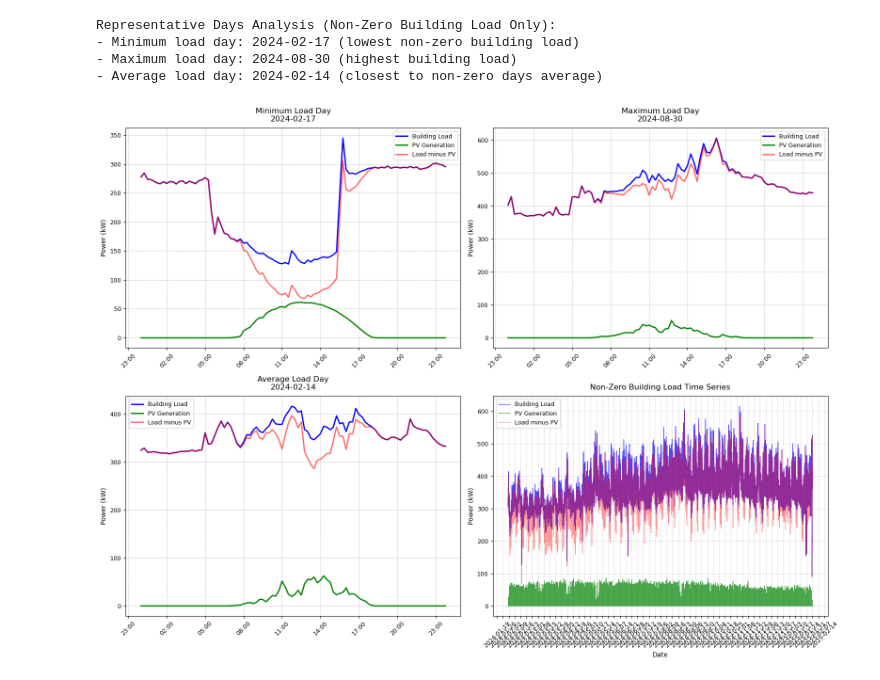
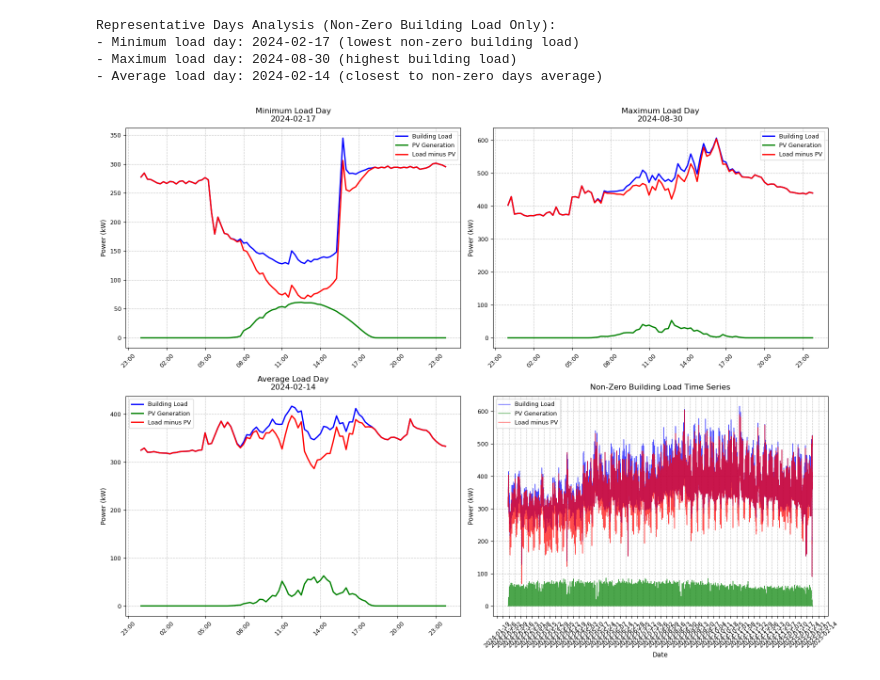
Before and after one commit to Energy-and-Sustainability-VIP/Team-2, a Jupyter notebook: Troy's_Folder/Assignmnet3.ipynb, the cells around one changed output. Cells and saved outputs as stored; diff of their text form; code cells hidden in the pictures.

```diff
--- a/Troy's_Folder/Assignmnet3.ipynb
+++ b/Troy's_Folder/Assignmnet3.ipynb
@@ -69,7 +69,7 @@ def create_daily_plot(ax, day_data, title, building_load_col, pv_gen_col):
     ax.plot(day_data['datetime'], day_data[pv_gen_col],
             label='PV Generation', color='green', linewidth=2)
     ax.plot(day_data['datetime'], day_data['building_load_minus_pv'],
-            label='Load minus PV', color='red', linewidth=2, alpha=0.6)
+            label='Load minus PV', color='red', linewidth=2)
 
     ax.set_title(title, fontsize=12, pad=10)
     ax.set_ylabel('Power (kW)', fontsize=10)
@@ -91,13 +91,13 @@ def create_full_timeseries_plot(ax, combined_df, building_load_col, pv_gen_col):
     ax.plot(non_zero_df['datetime'], non_zero_df[pv_gen_col],
             label='PV Generation', color='green', linewidth=1, alpha=0.7)
     ax.plot(non_zero_df['datetime'], non_zero_df['building_load_minus_pv'],
-            label='Load minus PV', color='red', linewidth=1, alpha=0.4)
+            label='Load minus PV', color='red', linewidth=1, alpha=0.7)
 
     ax.set_title('Non-Zero Building Load Time Series', fontsize=12, pad=10)
     ax.set_ylabel('Power (kW)', fontsize=10)
     ax.set_xlabel('Date', fontsize=10)
     ax.legend(fontsize=9)
-    ax.grid(True, linestyle='--', alpha=0.5)
+    ax.grid(True, linestyle='--', alpha=0.7)
 
     # Format date axis
     ax.xaxis.set_major_formatter(mdates.DateFormatter('%Y-%m-%d'))
@@ -129,31 +129,31 @@ def analyze_energy_data(pv_path, meter_path):
     # Create plots
     fig, ((ax1, ax2), (ax3, ax4)) = plt.subplots(2, 2, figsize=(16, 12))
 
     # Plot representative days
     create_daily_plot(ax1, combined_df[combined_df['date'] == min_day],
                      f"Minimum Load Day\n{min_day}", building_load_col, pv_gen_col)
     create_daily_plot(ax2, combined_df[combined_df['date'] == max_day],
                      f"Maximum Load Day\n{max_day}", building_load_col, pv_gen_col)
     create_daily_plot(ax3, combined_df[combined_df['date'] == avg_day],
                      f"Average Load Day\n{avg_day}", building_load_col, pv_gen_col)
 
     # Plot full time series
     create_full_timeseries_plot(ax4, combined_df, building_load_col, pv_gen_col)
 
     plt.tight_layout()
     plt.show()
 
 # --------------------------
 # Execution
 # --------------------------
 
 if __name__ == "__main__":
     pv_path = Path('life_science_pv.csv')
     meter_path = Path('life_sciences_msb1_main.csv')
     analyze_energy_data(pv_path, meter_path)
 # %% [output]
 Representative Days Analysis (Non-Zero Building Load Only):
 - Minimum load day: 2024-02-17 (lowest non-zero building load)
 - Maximum load day: 2024-08-30 (highest building load)
 - Average load day: 2024-02-14 (closest to non-zero days average)
-[figure, old version]
+[figure, new version]
```
